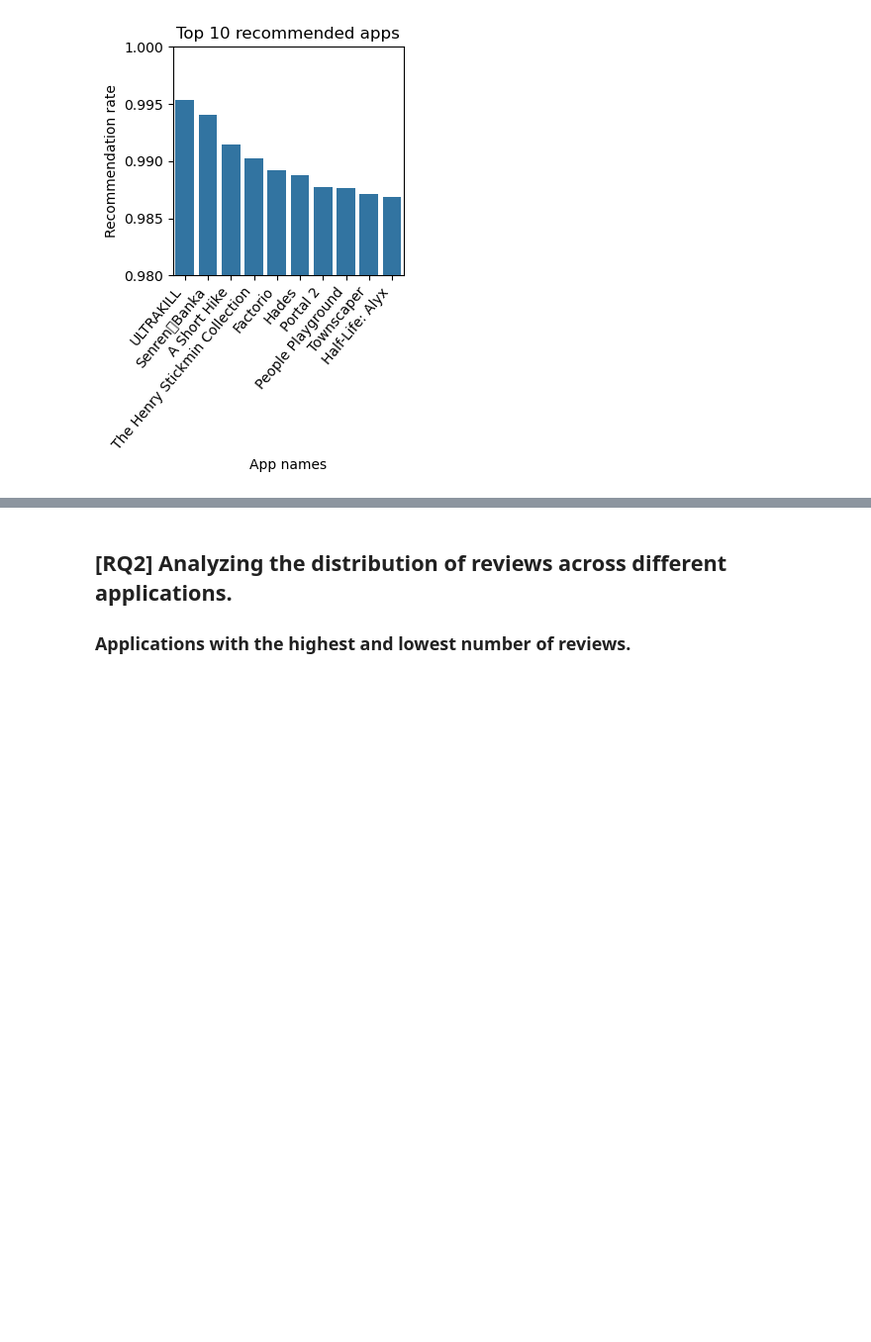
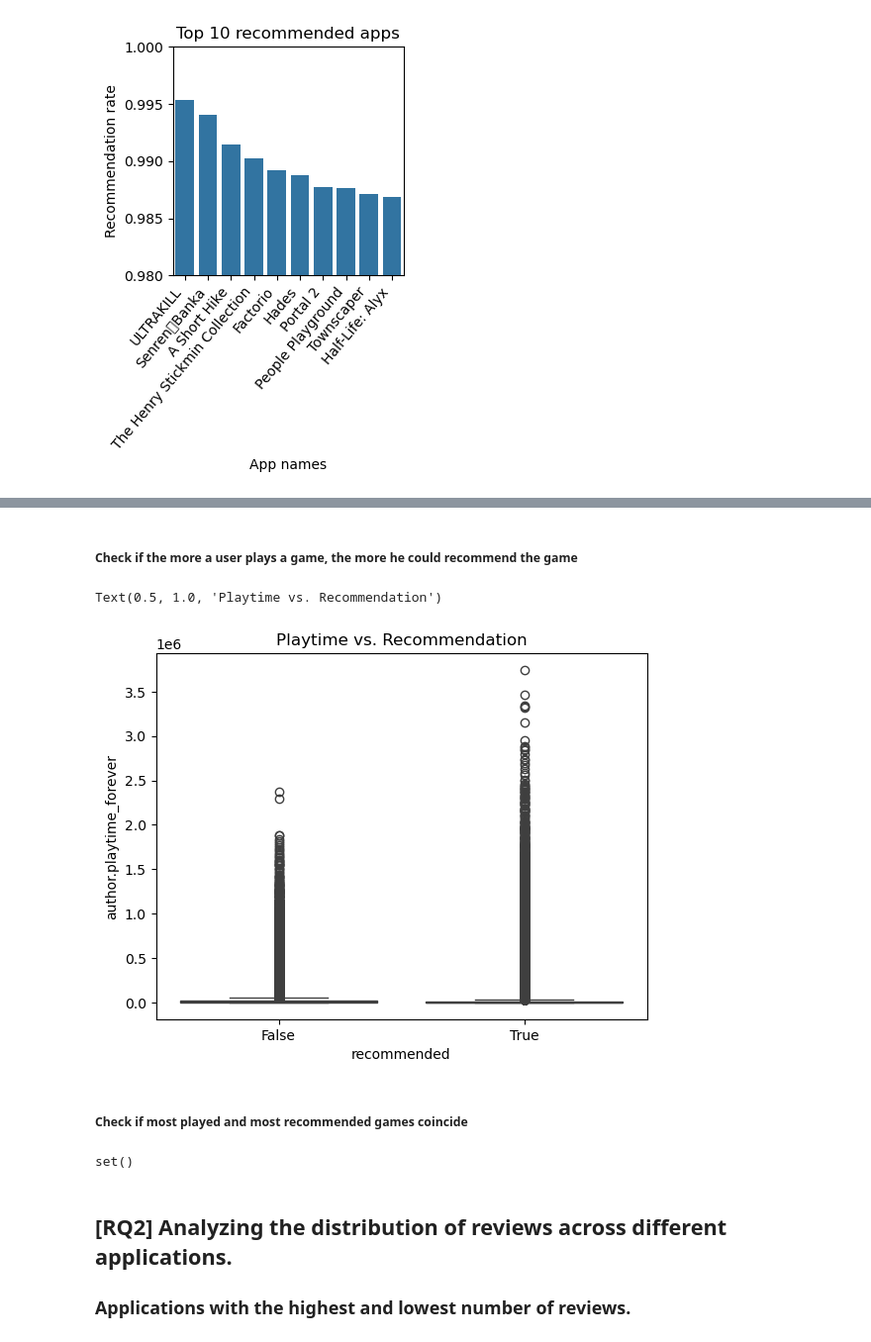
Before and after one commit to yaraoyoussef/ADM-HW2, a Jupyter notebook: main.ipynb, the cells around one changed output, grey strips where cells are left out. Shown at 99% size. Saved outputs shown, nothing was run; the diff lists cells and outputs as text; code cells hidden in the pictures; blank space fills up the shorter version.

```diff
--- a/main.ipynb
+++ b/main.ipynb
@@ -175,3 +190,22 @@ plt.show()
+# %% [markdown]
+##### Check if the more a user plays a game, the more he could recommend the game
+# %%
+sns.boxplot(x='recommended', y='author.playtime_forever', data=df)
+plt.title("Playtime vs. Recommendation")
+# %% [output]
+Text(0.5, 1.0, 'Playtime vs. Recommendation')
+[figure, added]
+# %% [markdown]
+##### Check if most played and most recommended games coincide
+# %%
+recommended_apps_set = set(best.index)
+played_apps_set = set(most_played.index)
+
+# Find the common apps in both sets
+common_apps = recommended_apps_set.intersection(played_apps_set)
+common_apps # Empty as the most recommended apps are not the most played apps
+# %% [output]
+set()
 # %% [markdown]
 ## [RQ2] Analyzing the distribution of reviews across different applications.
 ### Applications with the highest and lowest number of reviews.
```
Also changed, not shown: parts of 4 cells of this notebook.
